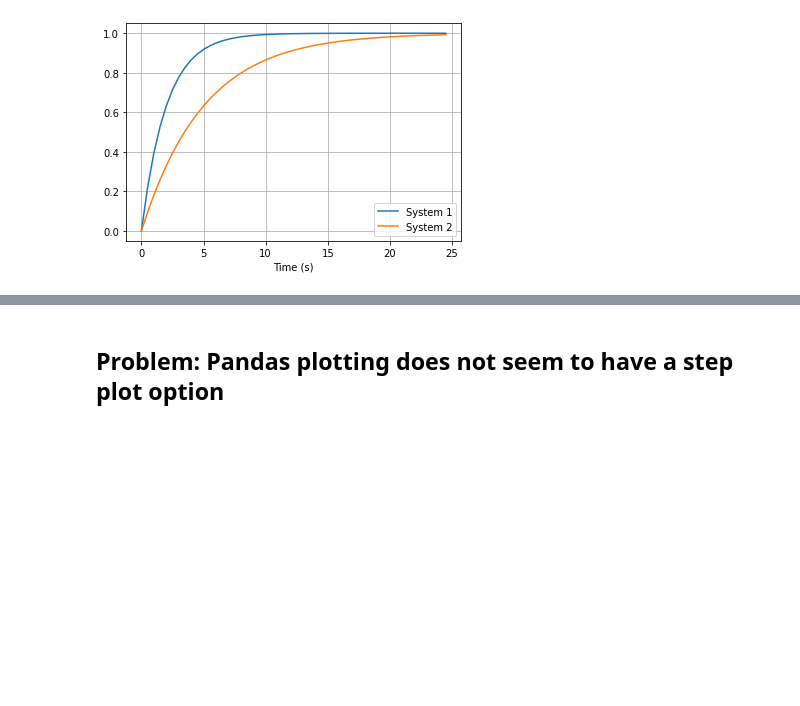
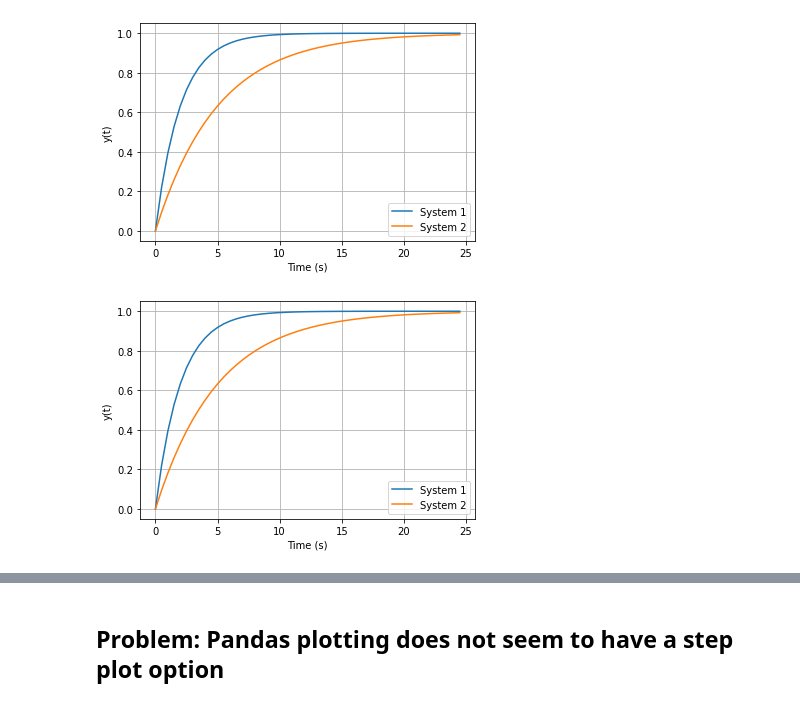
Before and after one commit to billtubbs/python-control-examples, a Jupyter notebook: Demonstrate-Pandas-time-series-plotting.ipynb, the cells around one changed output, grey strips where cells are left out. Saved outputs shown, nothing was run; the diff lists cells and outputs as text; code cells hidden in the pictures; blank space fills up the shorter version.

```diff
--- a/Demonstrate-Pandas-time-series-plotting.ipynb
+++ b/Demonstrate-Pandas-time-series-plotting.ipynb
@@ -25,10 +37,18 @@ ts2 = pd.Series(y_out2, index=T, name='System 2')
 # Both lines on same plot
 ts1.plot()
 ts2.plot()
+plt.ylabel('y(t)')
 plt.grid()
 plt.legend()
 plt.show()
 # %% [output]
-[figure, old version]
+[figure, new version]
+# %%
+# Or alternatively
+sim_results.plot(grid=True)
+plt.ylabel('y(t)')
+plt.show()
+# %% [output]
+[figure, added]
 # %%
 # Lines on separate plots
```
Also changed, not shown: parts of 9 cells of this notebook.
